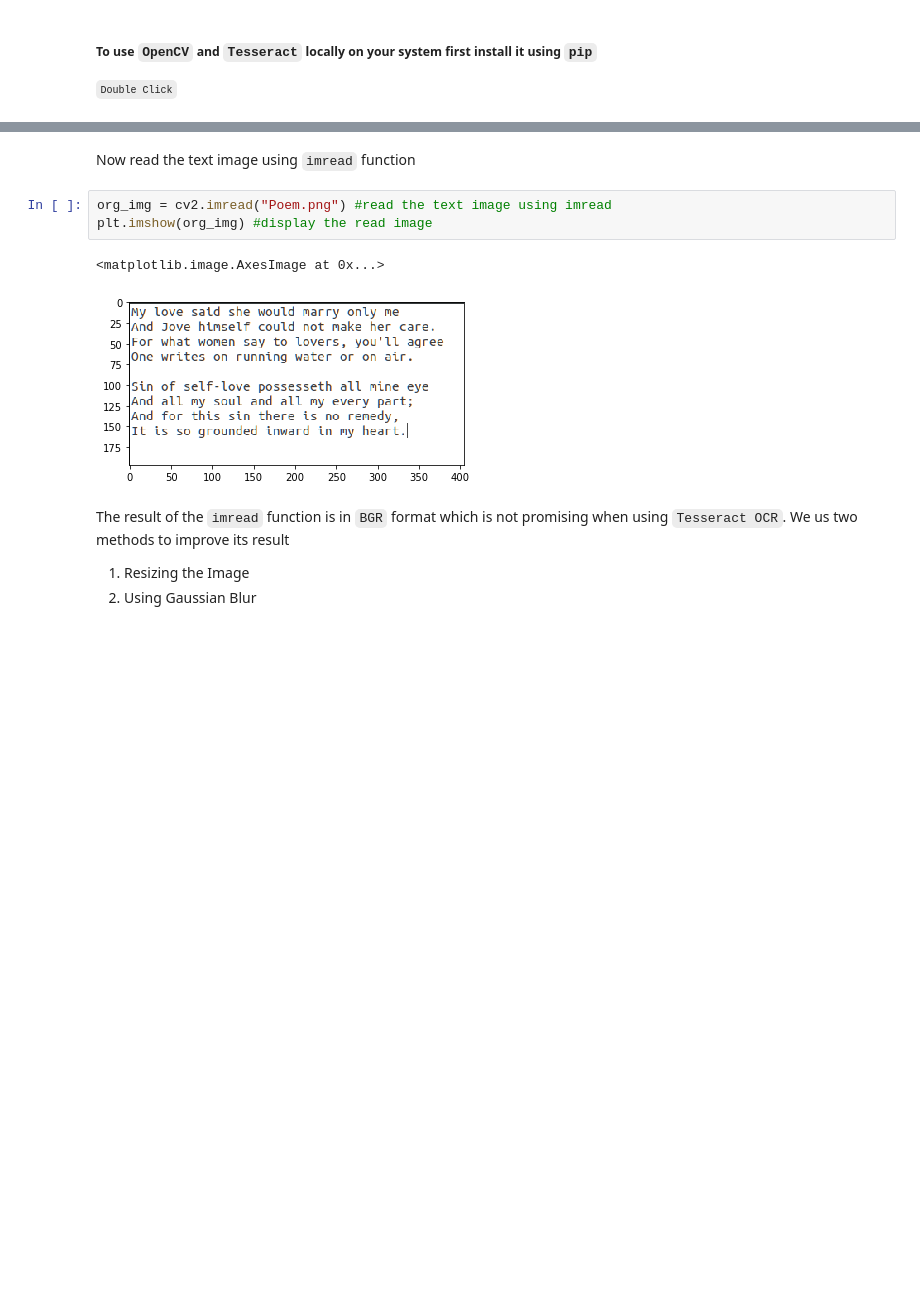
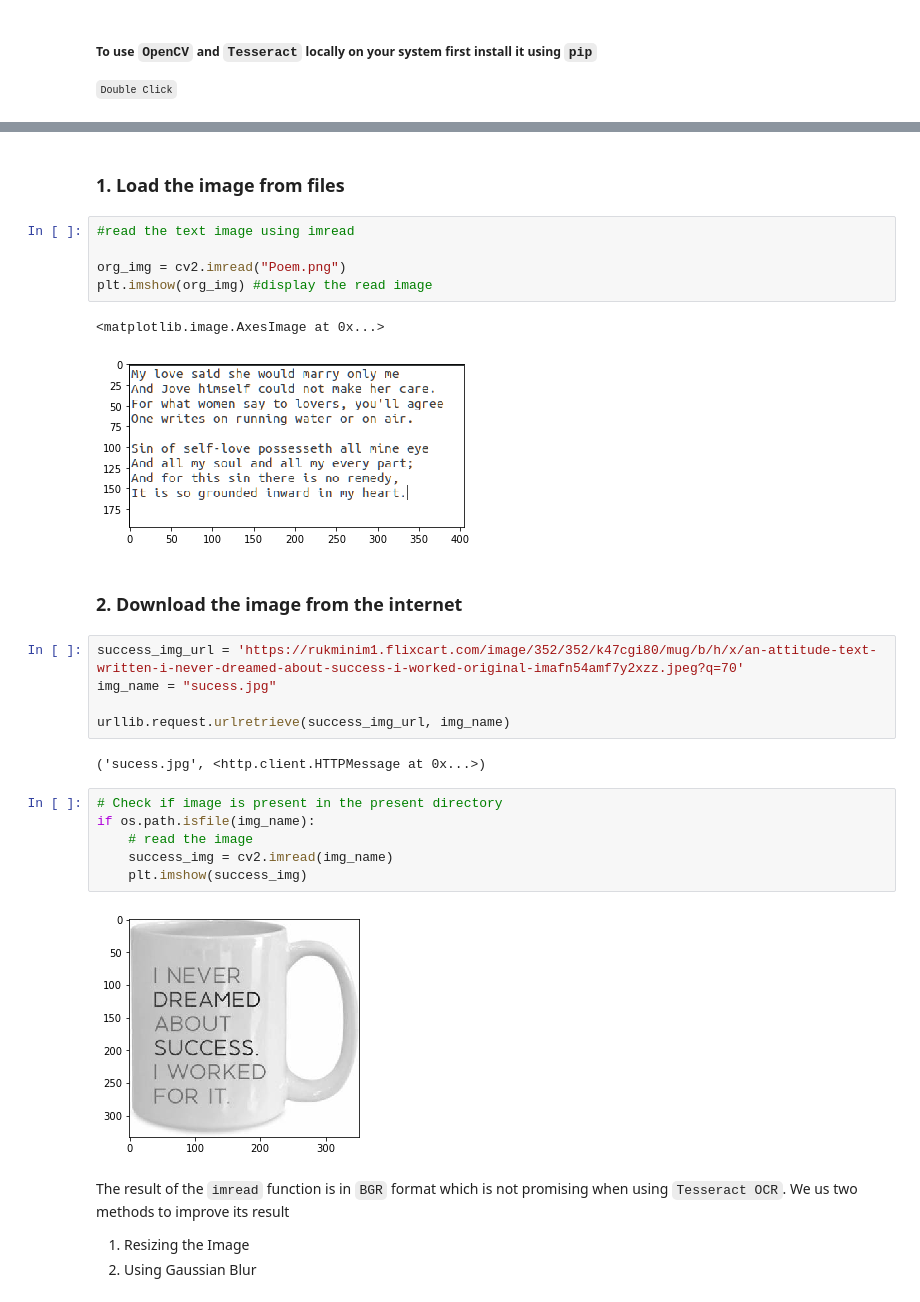
Before and after one commit to walkershashi/Text-Recognition, a Jupyter notebook: Imagine.ipynb, the cells around one changed output, grey strips where cells are left out. Drawn from its saved outputs; the diff is of its cells as text; blank space fills up the shorter version.

```diff
--- a/Imagine.ipynb
+++ b/Imagine.ipynb
@@ -35,14 +54,33 @@ import matplotlib.pyplot as plt
 import numpy as np
 import glob
 import os
-# %% [markdown]
-Now read the text image using <code>imread</code> function
+# %% [markdown]
+### 1. Load the image from files
 # %%
-org_img = cv2.imread("Poem.png") #read the text image using imread
+#read the text image using imread
+
+org_img = cv2.imread("Poem.png")
 plt.imshow(org_img) #display the read image
 # %% [output]
 <matplotlib.image.AxesImage at 0x...>
 [figure]
+# %% [markdown]
+### 2. Download the image from the internet
+# %%
+success_img_url = 'https://rukminim1.flixcart.com/image/352/352/k47cgi80/mug/b/h/x/an-attitude-text-written-i-never-dreamed-about-success-i-worked-original-imafn54amf7y2xzz.jpeg?q=70'
+img_name = "sucess.jpg"
+
+urllib.request.urlretrieve(success_img_url, img_name)
+# %% [output]
+('sucess.jpg', <http.client.HTTPMessage at 0x...>)
+# %%
+# Check if image is present in the present directory
+if os.path.isfile(img_name):
+    # read the image
+    success_img = cv2.imread(img_name)
+    plt.imshow(success_img)
+# %% [output]
+[figure, added]
 # %% [markdown]
 The result of the <code>imread</code> function is in <code>BGR</code> format which is not promising when using <code>Tesseract OCR</code>.
 We us two methods to improve its result
```
Also changed, not shown: parts of 18 cells of this notebook, 1 other file.
